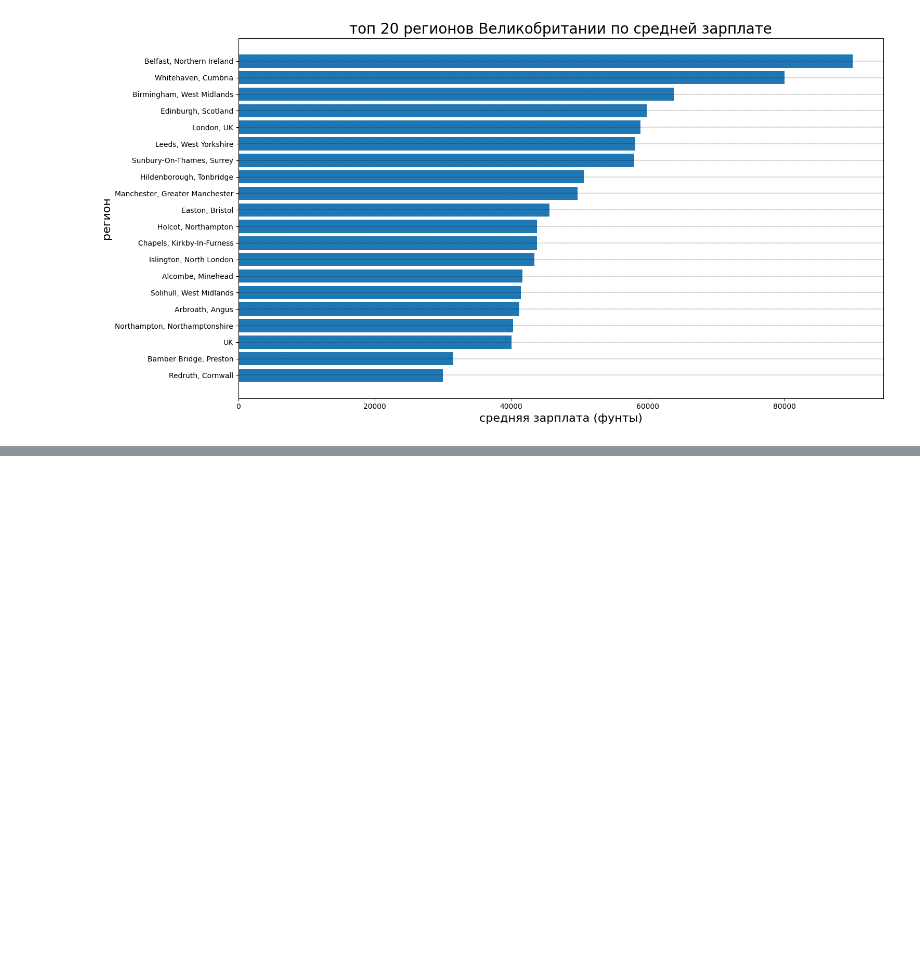
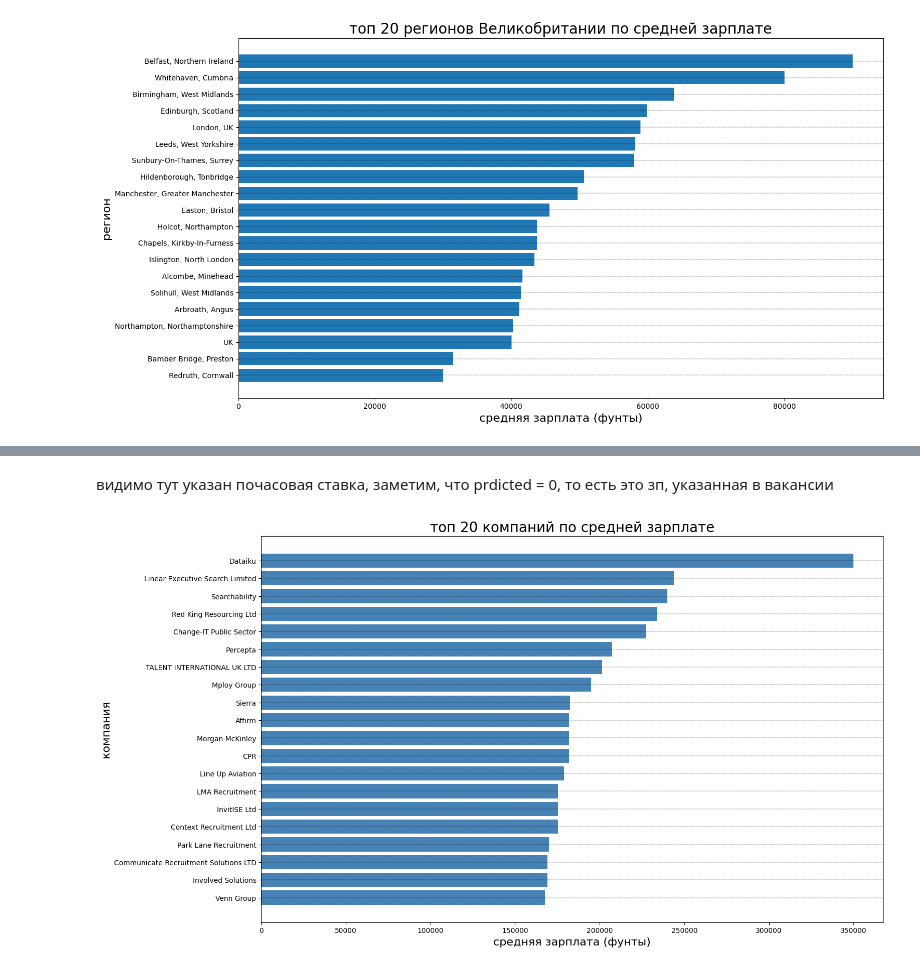
Before and after one commit to kmvitik/smadimo_group_project_2_scraping_api, a Jupyter notebook: adzuna_eda.ipynb, the cells around one changed output, grey strips where cells are left out. Drawn from its saved outputs; the diff is of its cells as text; code cells hidden in the pictures; blank space fills up the shorter version.

```diff
--- a/adzuna_eda.ipynb
+++ b/adzuna_eda.ipynb
@@ -235,0 +299,2 @@ plt.show()
+# %% [markdown]
+видимо тут указан почасовая ставка, заметим, что prdicted = 0, то есть это зп, указанная в вакансии
@@ -235,0 +303,20 @@ plt.show()
+# %%
+df_plot = (
+    df.groupby("company", as_index=False)["salary_avg"]
+    .mean()
+    .sort_values("salary_avg", ascending=False)
+    .head(20)
+)
+
+plt.figure(figsize=(16, 10))
+plt.barh(df_plot["company"], df_plot["salary_avg"], color="steelblue")
+plt.gca().invert_yaxis()
+
+plt.title("топ 20 компаний по средней зарплате", fontsize=20)
+plt.xlabel("средняя зарплата (фунты)", fontsize=16)
+plt.ylabel("компания", fontsize=16)
+plt.grid(axis="y", color="black", linestyle="-.", linewidth=0.3)
+
+plt.show()
+# %% [output]
+[figure, added]
```
Also changed, not shown: parts of 10 cells of this notebook.
